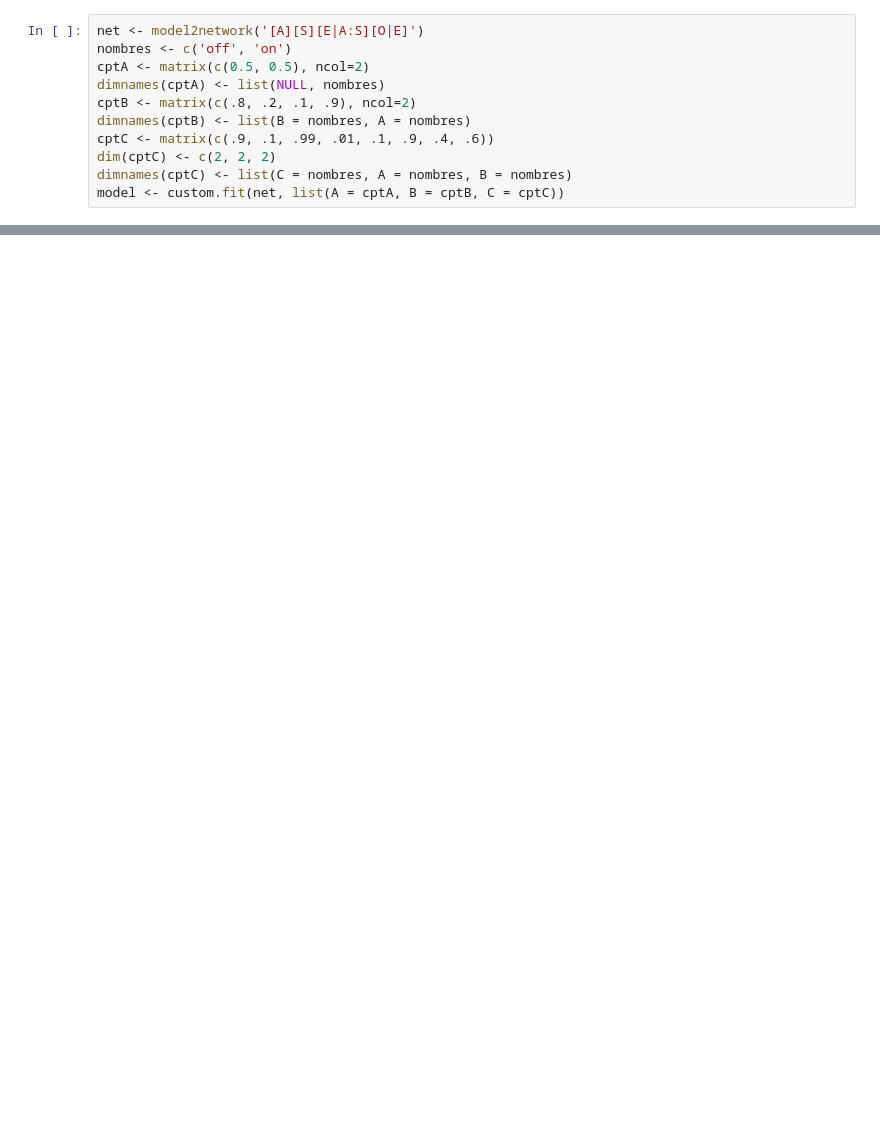
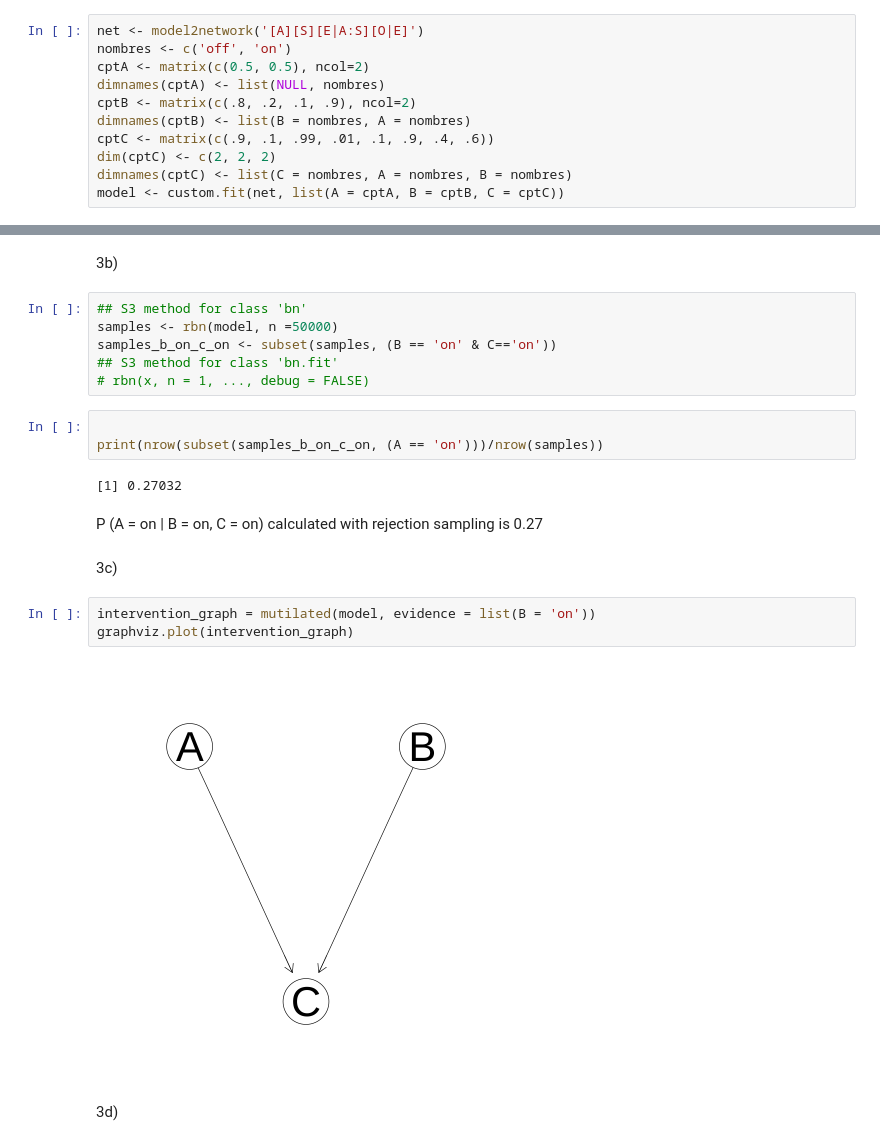
Before and after one commit to wwymak/causalML, a Jupyter notebook: HW/hw2_release/hw2- R.ipynb, the cells around one changed output, grey strips where cells are left out. Drawn from its saved outputs; the diff is of its cells as text; blank space fills up the shorter version.

```diff
--- a/HW/hw2_release/hw2- R.ipynb
+++ b/HW/hw2_release/hw2- R.ipynb
@@ -164,0 +264,24 @@ model <- custom.fit(net, list(A = cptA, B = cptB, C = cptC))
+# %% [markdown]
+3b)
+# %%
+## S3 method for class 'bn'
+samples <- rbn(model, n =50000)
+samples_b_on_c_on <- subset(samples, (B == 'on' & C=='on'))
+## S3 method for class 'bn.fit'
+# rbn(x, n = 1, ..., debug = FALSE)
+# %%
+
+print(nrow(subset(samples_b_on_c_on, (A == 'on')))/nrow(samples))
+# %% [output]
+[1] 0.27032
+# %% [markdown]
+P (A = on | B = on, C = on) calculated with rejection sampling is 0.27
+# %% [markdown]
+3c)
+# %%
+intervention_graph = mutilated(model, evidence = list(B = 'on'))
+graphviz.plot(intervention_graph)
+# %% [output]
+[figure, added]
+# %% [markdown]
+3d)
```
Also changed, not shown: parts of 24 cells of this notebook, 1 other file.
